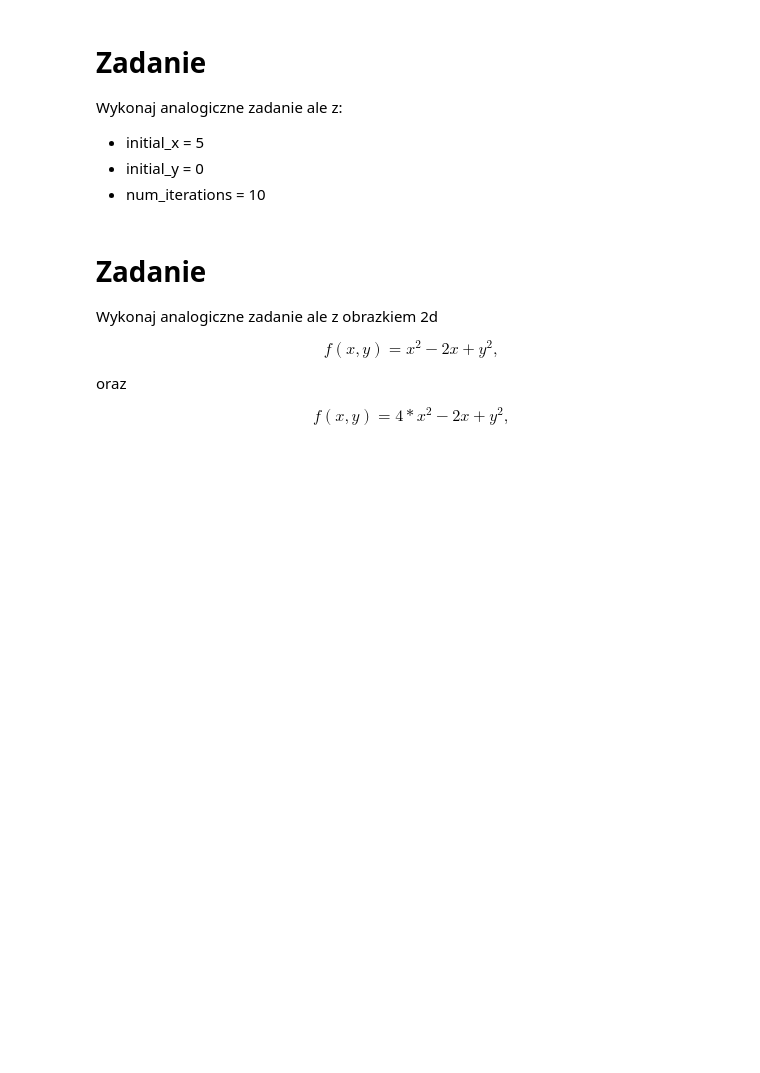
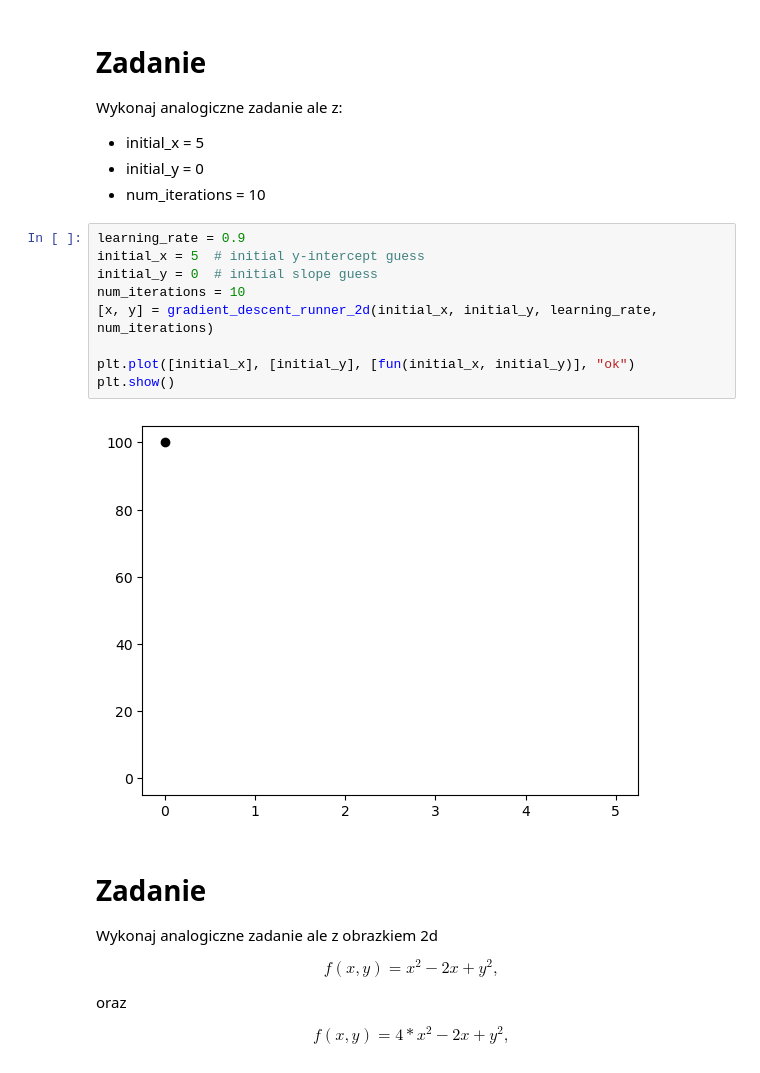
Before and after one commit to sit3kk/Basics-of-Artificial-Intelligence-Notebooks, a Jupyter notebook: Notebooks/4/AD_Z04_C_gradient_descent.ipynb, the cells around one changed output. Cells and saved outputs as stored; diff of their text form; blank space fills up the shorter version.

```diff
--- a/Notebooks/4/AD_Z04_C_gradient_descent.ipynb
+++ b/Notebooks/4/AD_Z04_C_gradient_descent.ipynb
@@ -225,6 +237,17 @@ Wykonaj analogiczne zadanie ale z:
   * initial_x = 5
   * initial_y = 0
   * num_iterations = 10
+# %%
+learning_rate = 0.9
+initial_x = 5  # initial y-intercept guess
+initial_y = 0  # initial slope guess
+num_iterations = 10
+[x, y] = gradient_descent_runner_2d(initial_x, initial_y, learning_rate, num_iterations)
+
+plt.plot([initial_x], [initial_y], [fun(initial_x, initial_y)], "ok")
+plt.show()
+# %% [output]
+[figure, added]
 # %% [markdown]
 # Zadanie
 Wykonaj analogiczne zadanie ale z obrazkiem 2d
```
Also changed, not shown: parts of 5 cells of this notebook.
